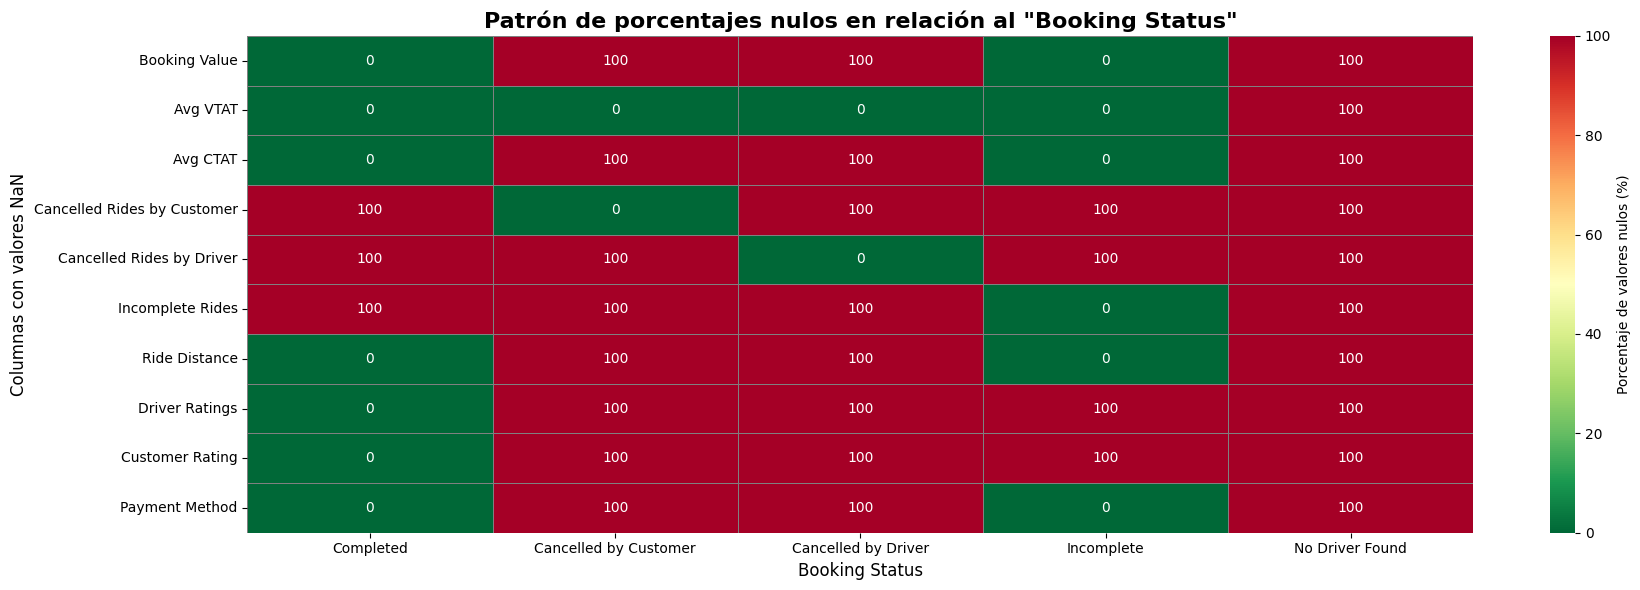
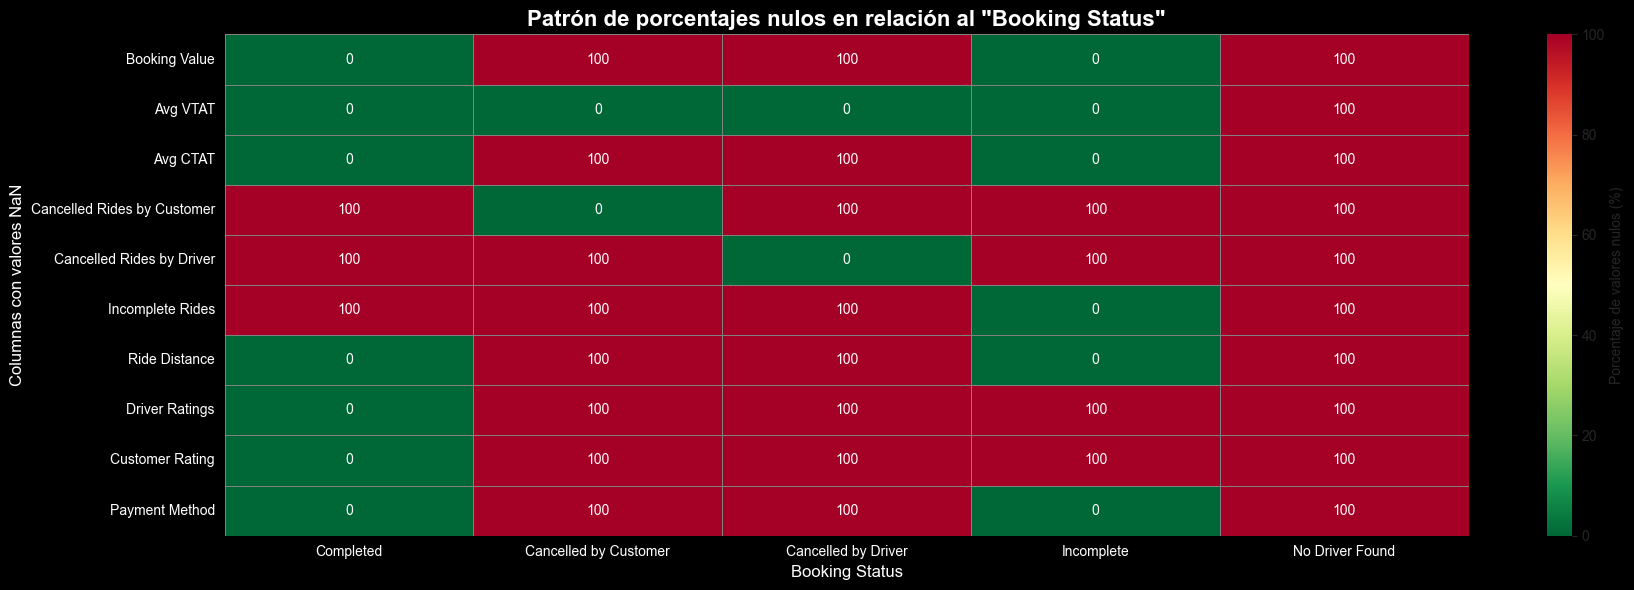
The notebook cell's code change between the first figure and the second:
--- before
+++ after
@@ -1,4 +1,4 @@
 # Crear el heatmap
-plt.figure(figsize=(18, 6))
+plt.figure(figsize=(18, 6), facecolor='black')
 
 sns.heatmap(df_heatmap, 
@@ -11,8 +11,9 @@
 
 #sns.heatmap(df_heatmap)
-plt.title('Patrón de porcentajes nulos en relación al "Booking Status"', fontsize=16, fontweight='bold')
-plt.xlabel('Booking Status', fontsize=12)
-plt.ylabel('Columnas con valores NaN', fontsize=12)
-plt.xticks(rotation=0, ha='center')
+plt.title('Patrón de porcentajes nulos en relación al "Booking Status"', fontsize=16, fontweight='bold', color='white')
+plt.xlabel('Booking Status', fontsize=12, color='white')
+plt.ylabel('Columnas con valores NaN', fontsize=12, color='white')
+plt.yticks(color='white')
+plt.xticks(rotation=0, ha='center', color='white')
 plt.tight_layout()
 plt.show()

Commit: grafico negro